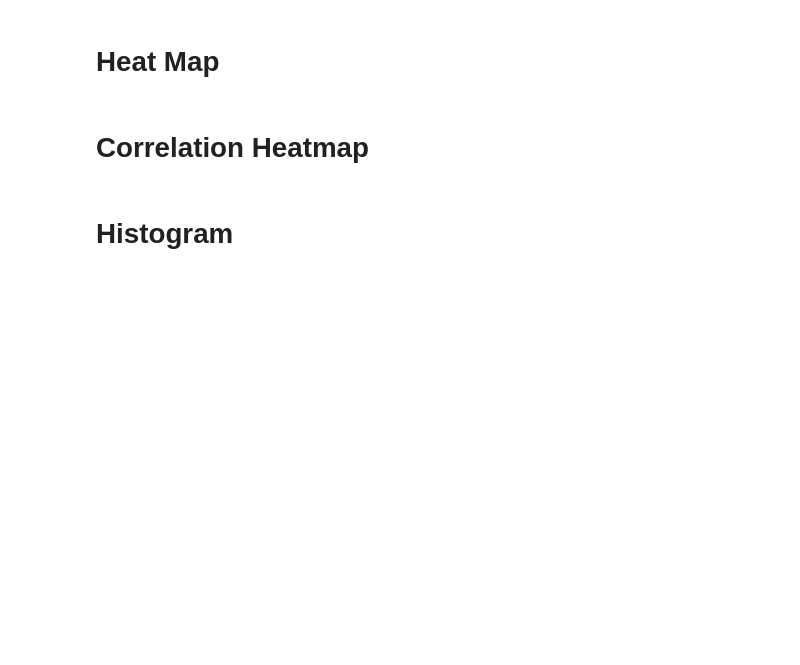
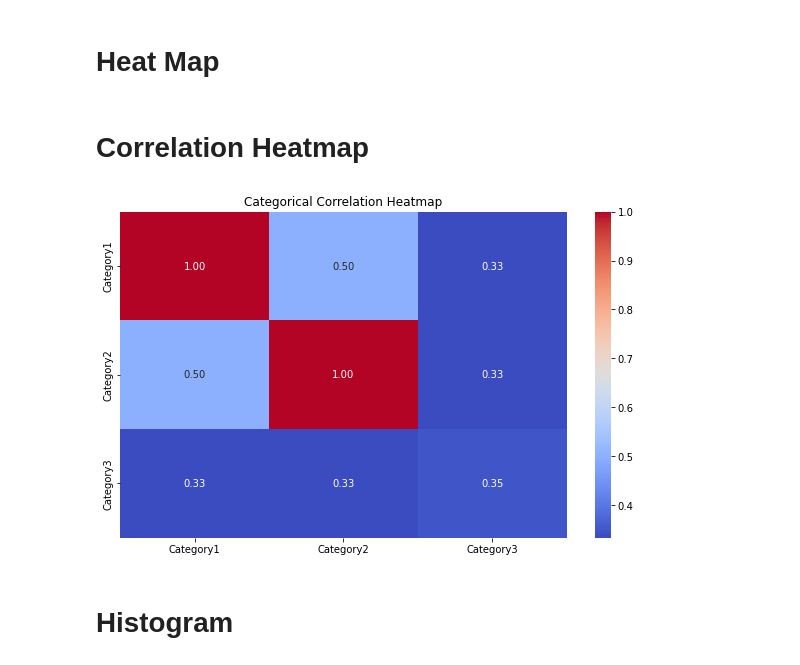
Before and after one commit to Alex-Holzer/Visuals, a Jupyter notebook: visuals_plotly.ipynb, the cells around one changed output. Saved outputs shown, nothing was run; the diff lists cells and outputs as text; code cells hidden in the pictures; blank space fills up the shorter version.

```diff
--- a/visuals_plotly.ipynb
+++ b/visuals_plotly.ipynb
@@ -887,0 +901,71 @@ plot_correlation_heatmap(dataframe=df, colormap='RdBu', title='Correlation Heatm
+# %%
+
+# Generate a sample DataFrame with random data
+np.random.seed(42)
+data = {
+    'Feature1': np.random.rand(200),
+    'Feature2': np.random.rand(200),
+    'Feature3': np.random.rand(200),
+    'Feature4': np.random.rand(200),
+    'Feature5': np.random.rand(200)
+}
+
+df = pd.DataFrame(data)
+
+plot_correlation_heatmap(df, colormap='RdBu', title='Correlation Heatmap Example')
+
+# Now you can use this df with the plot_correlation_heatmap function
+# %%
+import pandas as pd
+import numpy as np
+import scipy.stats
+import seaborn as sns
+import matplotlib.pyplot as plt
+
+def cramers_v(x, y):
+    confusion_matrix = pd.crosstab(x, y)
+    chi2 = scipy.stats.chi2_contingency(confusion_matrix)[0]
+    n = confusion_matrix.sum().sum()
+    phi2 = chi2 / n
+    r, k = confusion_matrix.shape
+    phi2corr = max(0, phi2 - ((k - 1) * (r - 1)) / (n - 1))
+    rcorr = r - ((r - 1)**2) / (n - 1)
+    kcorr = k - ((k - 1)**2) / (n - 1)
+    return np.sqrt(phi2corr / min((kcorr - 1), (rcorr - 1)))
+
+def plot_categorical_heatmap(dataframe: pd.DataFrame, title: str = None):
+    """
+    Generate a correlation heatmap for categorical values using Cramér's V statistic.
+
+    Parameters:
+        dataframe (pd.DataFrame): The DataFrame containing the categorical data.
+        title (str, optional): The title for the heatmap. If None, the heatmap will have no title.
+
+    Returns:
+        None: The function displays the categorical heatmap directly without returning anything.
+    """
+    categorical_columns = dataframe.select_dtypes(include=['object']).columns
+    corr_matrix = pd.DataFrame(index=categorical_columns, columns=categorical_columns, dtype=float)
+
+    for x in categorical_columns:
+        for y in categorical_columns:
+            corr_matrix.loc[x, y] = cramers_v(dataframe[x], dataframe[y])
+
+    plt.figure(figsize=(10, 6))
+    sns.heatmap(corr_matrix, annot=True, cmap='coolwarm', fmt=".2f")
+    plt.title(title)
+    plt.show()
+
+# Sample DataFrame with categorical data
+data = {
+    'Category1': ['A', 'B', 'A', 'B', 'C'],
+    'Category2': ['X', 'Y', 'X', 'Z', 'Z'],
+    'Category3': ['L', 'M', 'L', 'L', 'M']
+}
+
+df = pd.DataFrame(data)
+
+# Call the function with the sample DataFrame
+plot_categorical_heatmap(df, title='Categorical Correlation Heatmap')
+# %% [output]
+[figure, added]
```
Also changed, not shown: parts of 36 cells of this notebook, 2 other files.
